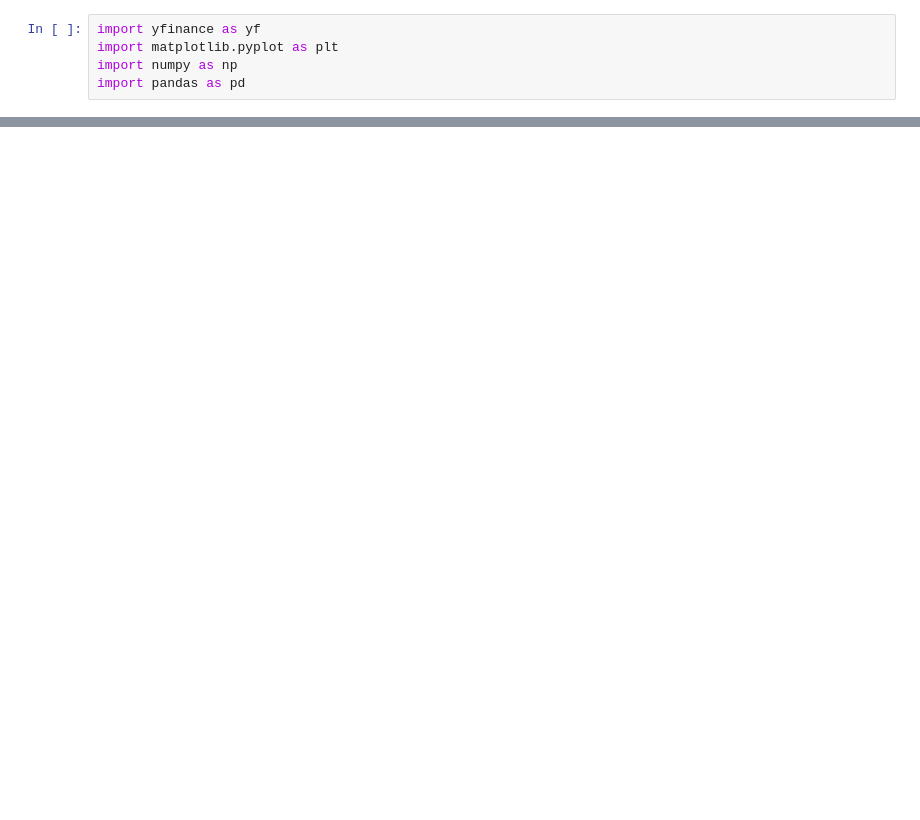
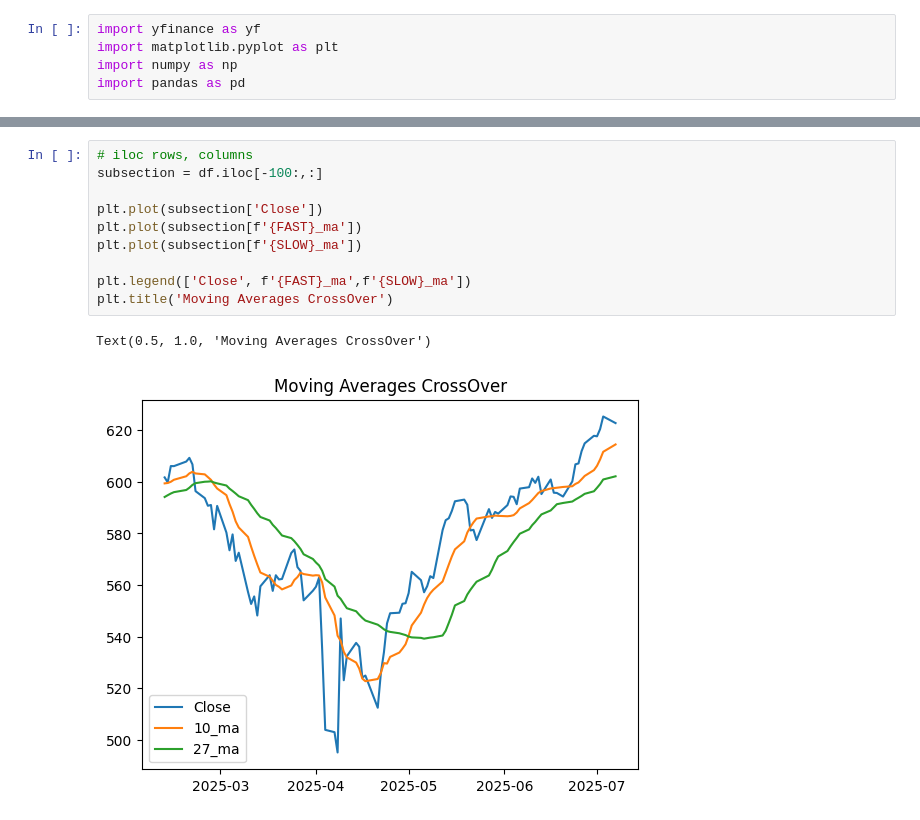
Before and after one commit to JeremyTChase/FinancialPythonWithAI, a Jupyter notebook: MA.ipynb, the cells around one changed output, grey strips where cells are left out. Drawn from its saved outputs; the diff is of its cells as text; blank space fills up the shorter version.

```diff
--- a/MA.ipynb
+++ b/MA.ipynb
@@ -27 +77,14 @@ df
+# %%
+# iloc rows, columns
+subsection = df.iloc[-100:,:]
+
+plt.plot(subsection['Close'])
+plt.plot(subsection[f'{FAST}_ma'])
+plt.plot(subsection[f'{SLOW}_ma'])
+
+plt.legend(['Close', f'{FAST}_ma',f'{SLOW}_ma'])
+plt.title('Moving Averages CrossOver')
+# %% [output]
+Text(0.5, 1.0, 'Moving Averages CrossOver')
+[figure, added]
 # %%
```
Also changed, not shown: parts of 2 cells of this notebook.
